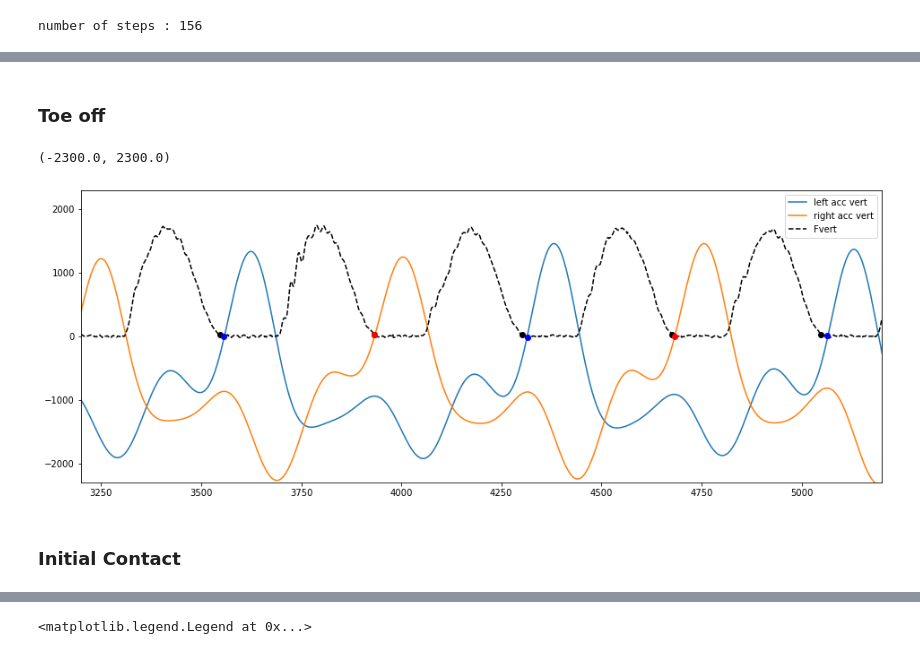
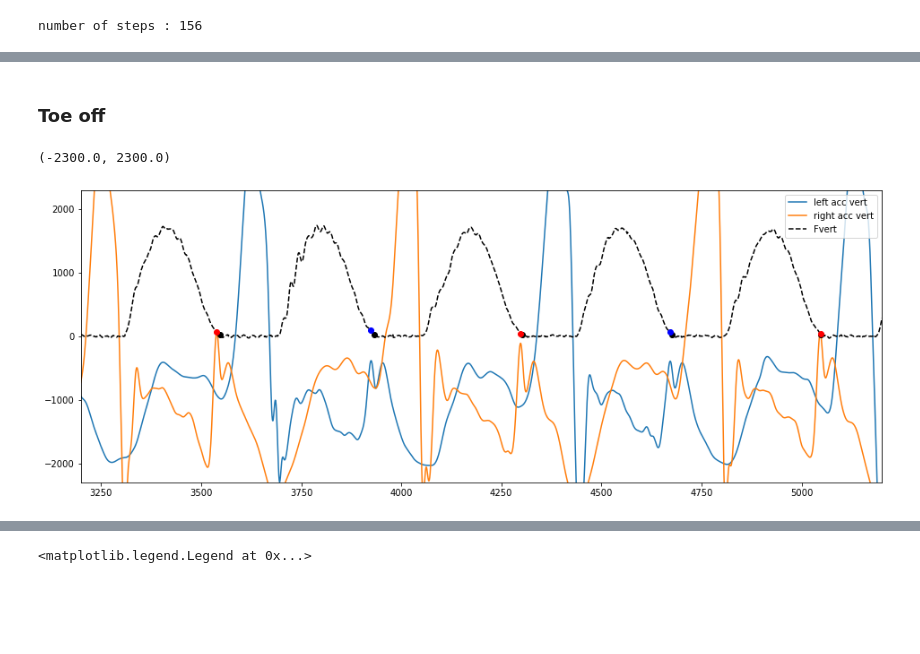
Before and after one commit to luceskywalker/TexSense, a Jupyter notebook: study1/jupyter/imu_events_lit/imu_events_lit.ipynb, the cells around one changed output, grey strips where cells are left out. Saved outputs shown, nothing was run; the diff lists cells and outputs as text; code cells hidden in the pictures; blank space fills up the shorter version.

```diff
--- a/study1/jupyter/imu_events_lit/imu_events_lit.ipynb
+++ b/study1/jupyter/imu_events_lit/imu_events_lit.ipynb
@@ -121,5 +121,5 @@ number of steps : 156
 # x = running direction
 # y = transversal/ML axis (left)
 # z = vertical direction
-b_left = pd.DataFrame(low_pass_filter(left, 2000, 10, 4), columns = left.columns)
-b_right = pd.DataFrame(low_pass_filter(right, 2000, 10, 4), columns = right.columns)
+b_left = pd.DataFrame(low_pass_filter(left, 2000, 70, 2), columns = left.columns)
+b_right = pd.DataFrame(low_pass_filter(right, 2000, 70, 2), columns = right.columns)
@@ -145,30 +145,28 @@ to_br = to_benson(b_right, ic_br, 1000)
 #ic_bl
 # %%
 #ic_br
-# %% [markdown]
-### Toe off
+# %% [markdown]
+### Toe off
 # %%
 fig = plt.figure(figsize = (16,6))
 #plt.plot(np.linalg.norm(b_left.iloc[:,:3],axis=1)/25)
 #plt.plot(np.linalg.norm(b_right.iloc[:,:3],axis=1)/25)
 #plt.plot(ic_b, np.linalg.norm(b_left.iloc[:,:3],axis=1)[ic_b], 'X')
 #plt.plot(to_b, (-b_left['IMU1_ACC_Z'])[to_b], 'o')
 plt.plot(-b_left['IMU1_ACC_Z']/10, label='left acc vert')
 plt.plot(-b_right['IMU2_ACC_Z']/10, label='right acc vert')
 plt.plot(-force_df['Fz'], 'k--', label = 'Fvert')
 plt.plot(to_true, (-force_df['Fz'])[to_true], 'o', c = 'k')
 #plt.plot(ic_true, (-force_df['Fz'])[ic_true], 'X', c = 'g')
 
-plt.plot(to_bl, (-force_df['Fz'])[to_bl], 'o', c = 'r')
+plt.plot(to_bl, (-force_df['Fz'])[to_bl], 'o', c = 'b')
 #plt.plot(ic_bl, (-force_df['Fz'])[ic_bl], 'X', c = 'r')
-plt.plot(to_br, (-force_df['Fz'])[to_br], 'o', c = 'b')
+plt.plot(to_br, (-force_df['Fz'])[to_br], 'o', c = 'r')
 #plt.plot(ic_br, (-force_df['Fz'])[ic_br], 'X', c = 'r')
 plt.legend()
 #plt.plot(-b_left['IMU1_ACC_Z'])
 plt.xlim(3200,5200)
 plt.ylim(-2300,2300)
 # %% [output]
 (-2300.0, 2300.0)
-[figure, old version]
+[figure, new version]
-# %% [markdown]
-### Initial Contact
```
Also changed, not shown: parts of 7 cells of this notebook, 7 other files.
